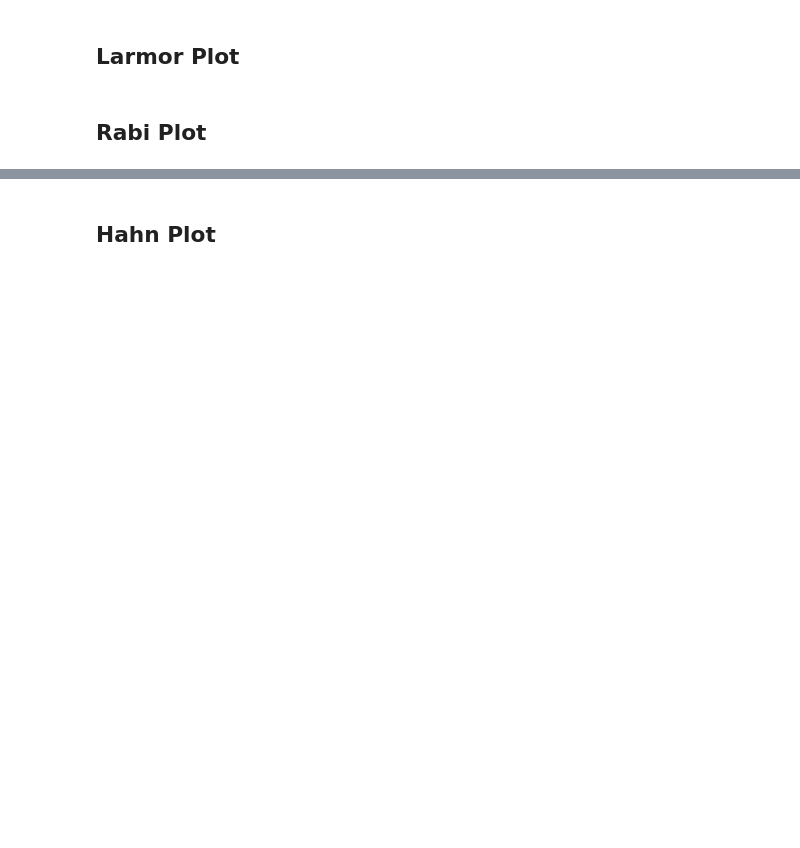
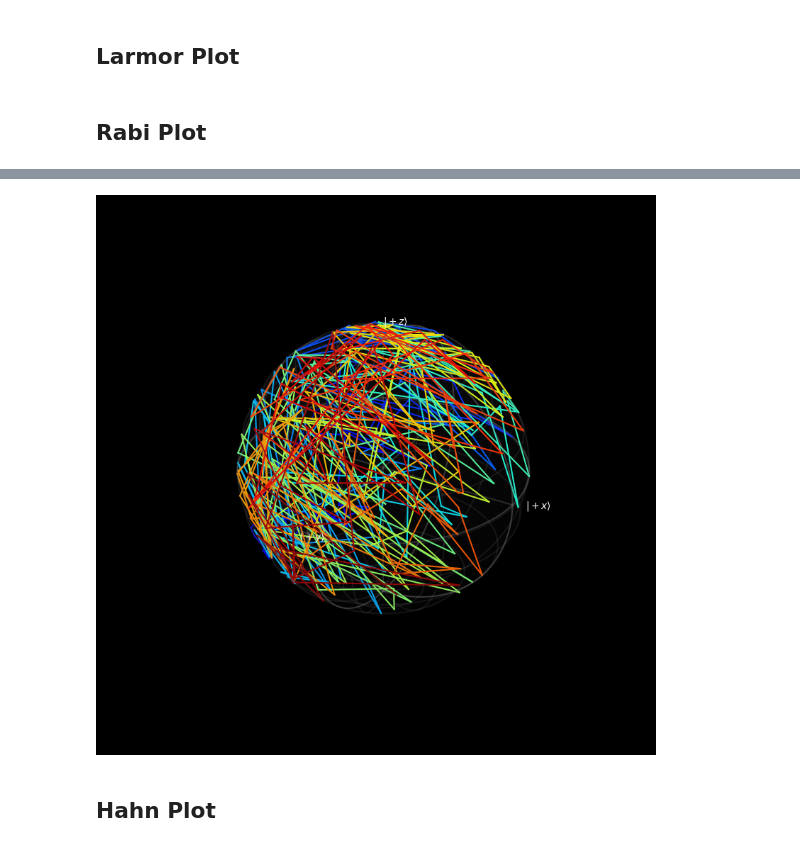
Before and after one commit to Slippery-Chickenz/qipQubitSimTools, a Jupyter notebook: examples/example.ipynb, the cells around one changed output, grey strips where cells are left out. Saved outputs shown, nothing was run; the diff lists cells and outputs as text; code cells hidden in the pictures; blank space fills up the shorter version.

```diff
--- a/examples/example.ipynb
+++ b/examples/example.ipynb
@@ -319,3 +366,23 @@ f.close()
 f = h5py.File("rabi_results.h5")
 results = f["results"]
 parameters = f["parameters"]
+
+print("Result Groups:")
+for key in results:
+    print("| ", key)
+
+print("----------------------")
+
+print("Parameter Groups:")
+for key in parameters:
+    print("| ", key)
+
+x_coords = np.array(results["bloch_coords"]["x_coords"][:,0])
+y_coords = np.array(results["bloch_coords"]["y_coords"][:,0])
+z_coords = np.array(results["bloch_coords"]["z_coords"][:,0])
+
+durations = np.array(parameters["circuit_Constant_duration"])
+probabilities = np.array(results["probabilities"][:,0])
+measurements = np.array(results["measurements"])
+
+measurement_probabilities = np.average(measurements, len(measurements.shape) - 1)
@@ -342,8 +418,4 @@ plt.show()
 # %%
-assert(isinstance(x_coords, h5py.Dataset))
-assert(isinstance(y_coords, h5py.Dataset))
-assert(isinstance(z_coords, h5py.Dataset))
-
 fig = plt.figure(figsize=(10, 10))
 ax = fig.add_subplot(1,1,1, projection='3d')
 ax.invert_yaxis()
@@ -372,33 +444,35 @@ ax.plot(x, y, z, color = 'dimgray', alpha = 0.5)
 
 x = np.cos(wireAngles)
 y = np.zeros(np.shape(x))
 z = np.sin(wireAngles)
 ax.plot(x, y, z, color = 'dimgray', alpha = 0.3)
 
 x = np.zeros(np.shape(y))
 y = np.cos(wireAngles)
 z = np.sin(wireAngles)
 ax.plot(x, y, z, color = 'dimgray', alpha = 0.5)
 
 
 ax.plot([-1, 1], [0, 0], [0, 0], color = 'dimgray', alpha = 0.4)
 ax.plot([0, 0], [-1, 1], [0, 0], color = 'dimgray', alpha = 0.4)
 ax.plot([0, 0], [0, 0], [-1, 1], color = 'dimgray', alpha = 0.4)
 
 ax.text(0, 0, 1.1, "$|+z\\rangle$")
 ax.text(0, 1.1, 0, "$|+y\\rangle$")
 ax.text(1.1, 0, 0, "$|+x\\rangle$")
 
 # ax.plot(x, y, z)
 
 for i in range(len(x_coords) - 1):
     ax.plot(x_coords[i:i+2], y_coords[i:i+2], z_coords[i:i+2], color=mpl.colormaps['jet'](i/len(x_coords)))
 
 
 # Set an equal aspect ratio
 ax.set_aspect('equal')
 
 plt.show()
+# %% [output]
+[figure, added]
 # %%
 f.close()
 # %% [markdown]
```
Also changed, not shown: parts of 19 cells of this notebook, 28 other files.
